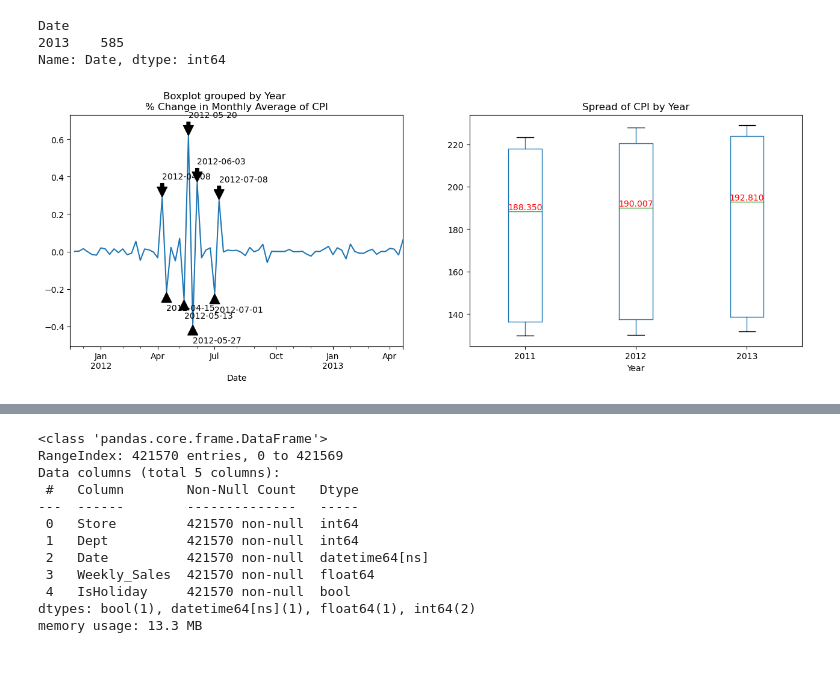
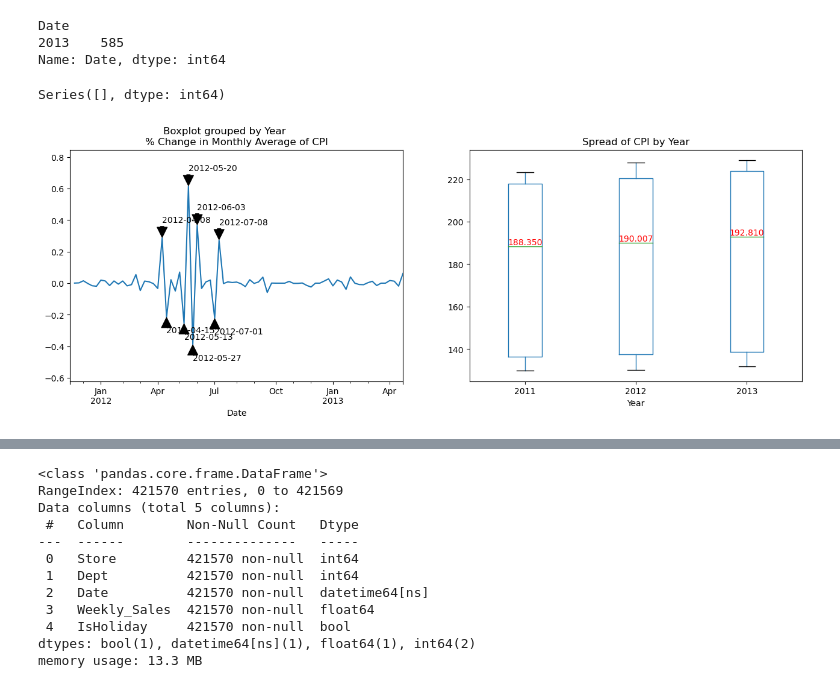
Before and after one commit to XaraRoy/Retail_Holidays, a Jupyter notebook: project1/explore.ipynb, the cells around one changed output, grey strips where cells are left out. Cells and saved outputs as stored; diff of their text form; code cells hidden in the pictures.

```diff
--- a/project1/explore.ipynb
+++ b/project1/explore.ipynb
@@ -41,14 +52,18 @@ missing_CPI_Dates.groupby(missing_CPI_Dates.dt.year).count() # I grouped the mis
 Date
 2013    585
 Name: Date, dtype: int64
+# %%
+features.loc[features['Date'] == 2013].value_counts()
+# %% [output]
+Series([], dtype: int64)
 # %%
 # Seeing as the miscosg values are all from 2013, I will fill them with the mean of the column
 # features['CPI'] = features['CPI'].fillna(features['CPI'].mean())
 # # I will do the same for the unemployment column
 # features['Unemployment'] = features['Unemployment'].fillna(features['Unemployment'].mean())
 # Since they are both from 2013, we may end up dropping the whole year from the data set
-features = features.dropna() # I decided to drop the whole year since it is only 3 rows of data
-sales = sales.dropna() # I decided to drop the whole year since it is only 3 rows of data
+# features = features.dropna() # I decided to drop the whole year since it is only 3 rows of data]
+# sales = sales.dropna() # I decided to drop the whole year since it is only 3 rows of data
 # %%
 fig, axs = plt.subplots(1,2)
 
@@ -67,7 +82,7 @@ grouped_data = graphDF.groupby(graphDF.index.year)
 
 
 fig1 = groupedChange.plot(kind='line',
-                           ylim=(groupedChange['CPI'].min() - groupedChange['CPI'].std(), groupedChange['CPI'].max() + groupedChange['CPI'].std()),
+                           ylim=(groupedChange['CPI'].min() - groupedChange['CPI'].std()*2, groupedChange['CPI'].max() + groupedChange['CPI'].std()*2),
                              ax=axs[0], title='% Change in Monthly Average of CPI', legend=False)
 
 #set an annotation of the date if the change is greater than 0.1
@@ -76,31 +91,31 @@ for i in range(len(groupedChange)):
         fig1.annotate(groupedChange.index[i].strftime('%Y-%m-%d'), xy=(groupedChange.index[i], groupedChange.iloc[i]['CPI']), xytext=(groupedChange.index[i], groupedChange.iloc[i]['CPI'] + 0.1),
                      arrowprops=dict(facecolor='black', shrink=0.05),)
     if groupedChange.iloc[i]['CPI'] < -0.1:
         fig1.annotate(groupedChange.index[i].strftime('%Y-%m-%d'), xy=(groupedChange.index[i], groupedChange.iloc[i]['CPI']), xytext=(groupedChange.index[i], groupedChange.iloc[i]['CPI'] - 0.1),
                      arrowprops=dict(facecolor='black', shrink=0.05),)
 
 
 
 df = pd.DataFrame({'CPI': cpi, 'Date': cpi_dates})
 df['Date'] = pd.to_datetime(df['Date']).dt.year
 df.rename(columns={'Date': 'Year'}, inplace=True)
 fig2 = df.boxplot(by='Year', column='CPI', figsize=(12,8), ax=axs[1], grid=False)
 fig2.set_title('Spread of CPI by Year')
 
 ## setting label
 i = 0
 for year in df['Year'].unique():
   median_value = df['CPI'].loc[df['Year'] == year].median()
   text_x = fig2.get_xticks()[i]
   text_y = median_value
   i += 1
   axs[1].text(text_x, text_y, f'{median_value:.3f}', color='r', ha='center', va='bottom')
 
 plt.subplots_adjust(bottom=0.1, right=2,)
 plt.show()
 
 # Thanks to:
 # https://stackoverflow.com/a/16393023
 # https://stackoverflow.com/a/45229527
 # %% [output]
-[figure, old version]
+[figure, new version]
```
Also changed, not shown: parts of 22 cells of this notebook.
